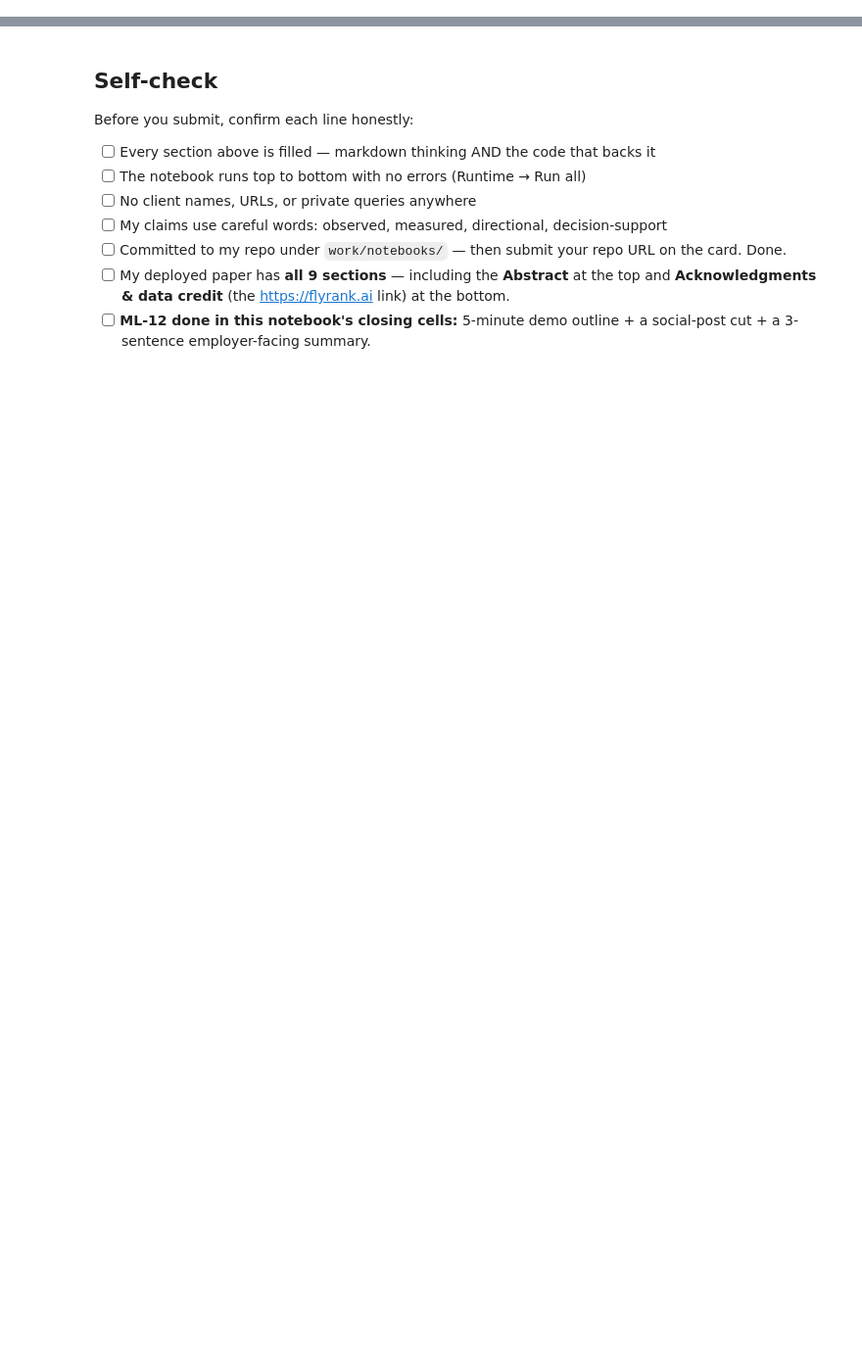
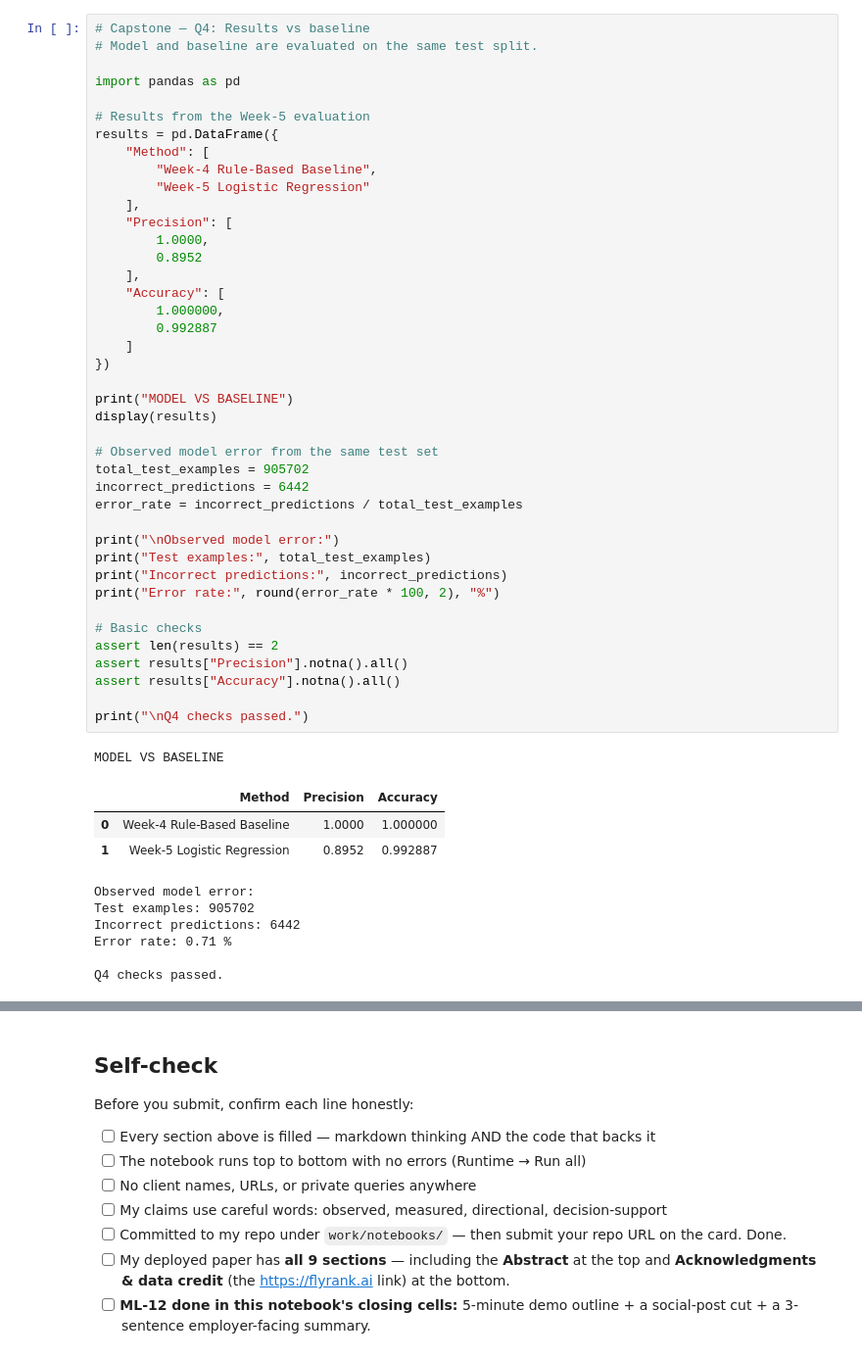
Before and after one commit to Ameen740/Internship_Flyrank, a Jupyter notebook: work/notebooks/capstone.ipynb, the cells around one changed output, grey strips where cells are left out. Shown at 98% size. Saved outputs shown, nothing was run; the diff lists cells and outputs as text; blank space fills up the shorter version.

```diff
--- a/work/notebooks/capstone.ipynb
+++ b/work/notebooks/capstone.ipynb
@@ -36,0 +257,52 @@ This skeleton is yours to fill. Work the sections **in order** — each one has
+# %%
+# Capstone — Q4: Results vs baseline
+# Model and baseline are evaluated on the same test split.
+
+import pandas as pd
+
+# Results from the Week-5 evaluation
+results = pd.DataFrame({
+    "Method": [
+        "Week-4 Rule-Based Baseline",
+        "Week-5 Logistic Regression"
+    ],
+    "Precision": [
+        1.0000,
+        0.8952
+    ],
+    "Accuracy": [
+        1.000000,
+        0.992887
+    ]
+})
+
+print("MODEL VS BASELINE")
+display(results)
+
+# Observed model error from the same test set
+total_test_examples = 905702
+incorrect_predictions = 6442
+error_rate = incorrect_predictions / total_test_examples
+
+print("\nObserved model error:")
+print("Test examples:", total_test_examples)
+print("Incorrect predictions:", incorrect_predictions)
+print("Error rate:", round(error_rate * 100, 2), "%")
+
+# Basic checks
+assert len(results) == 2
+assert results["Precision"].notna().all()
+assert results["Accuracy"].notna().all()
+
+print("\nQ4 checks passed.")
+# %% [output]
+MODEL VS BASELINE
+|  | Method | Precision | Accuracy |
+| 0 | Week-4 Rule-Based Baseline | 1.0000 | 1.000000 |
+| 1 | Week-5 Logistic Regression | 0.8952 | 0.992887 |
+Observed model error:
+Test examples: 905702
+Incorrect predictions: 6442
+Error rate: 0.71 %
+
+Q4 checks passed.
```
Also changed, not shown: parts of 20 cells of this notebook.
